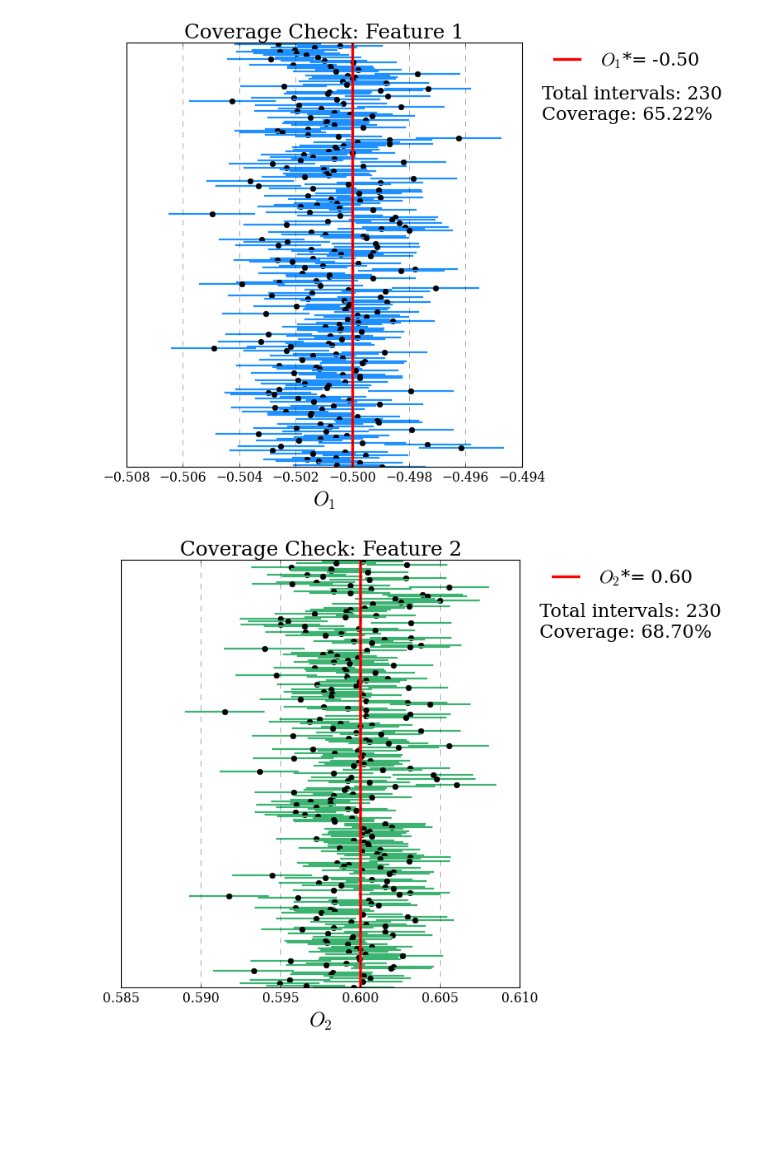
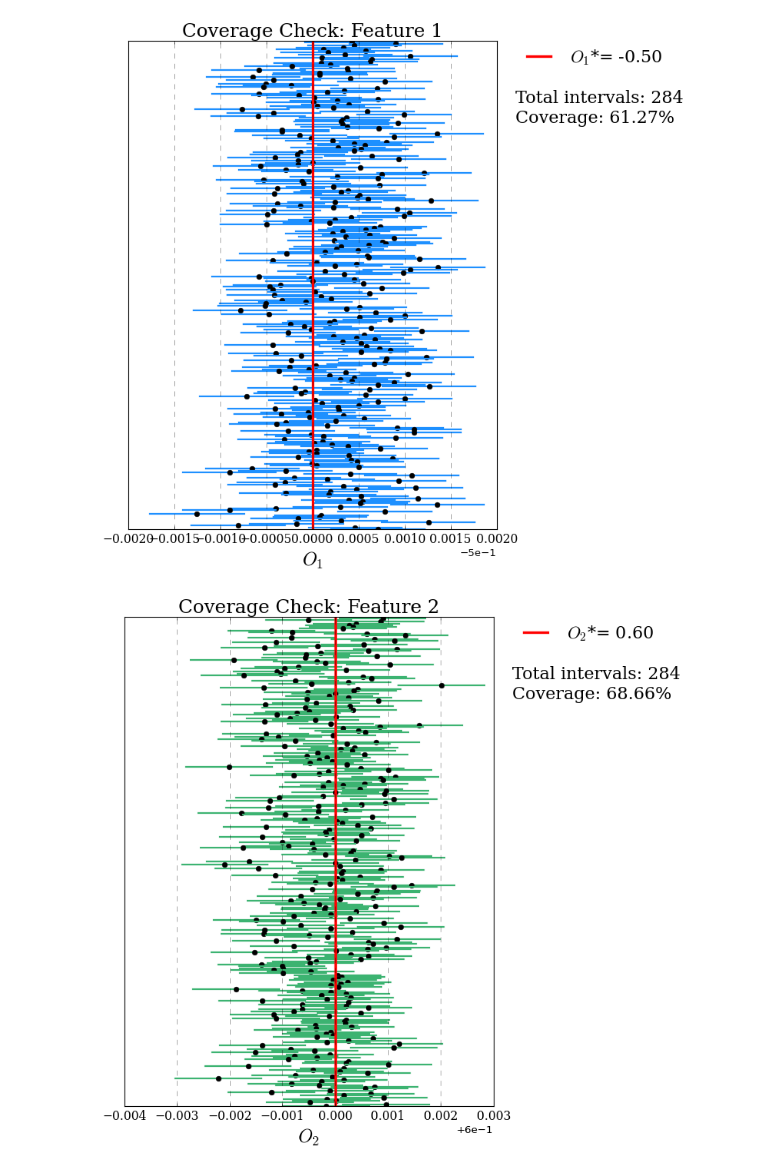
Before and after one commit to gbadarac/MonoJet_NPLM_analysis, a Jupyter notebook: Uncertainty_Modeling/wifi/Coverage_Check/coverage_plots/coverage_plot.ipynb, the cells around one changed output. Cells and saved outputs as stored; diff of their text form; code cells hidden in the pictures; blank space fills up the shorter version.

Commit message:
coverage calculation & plot

```diff
--- a/Uncertainty_Modeling/wifi/Coverage_Check/coverage_plots/coverage_plot.ipynb
+++ b/Uncertainty_Modeling/wifi/Coverage_Check/coverage_plots/coverage_plot.ipynb
@@ -86,7 +86,13 @@ def plot_confidence_intervals(O_true, means, lowers, uppers, out_dir="./", filen
     plt.show()
 # %%
 # Path to your folder
-COVERAGE_DIR = "/work/gbadarac/MonoJet_NPLM/MonoJet_NPLM_analysis/Uncertainty_Modeling/wifi/Coverage_Check/coverage_outputs/N_20000_seeds_60_bootstraps_1_4_16_128_15"
+COVERAGE_DIR = "/work/gbadarac/MonoJet_NPLM/MonoJet_NPLM_analysis/Uncertainty_Modeling/wifi/Coverage_Check/coverage_outputs/N_100000_seeds_60_4_16_256_15_N_sampled_200000_l_1e5"
+
+# Define output plot directory based on COVERAGE_DIR
+COVERAGE_PLOTS_BASEDIR = "/work/gbadarac/MonoJet_NPLM/MonoJet_NPLM_analysis/Uncertainty_Modeling/wifi/Coverage_Check/coverage_plots"
+folder_name = os.path.basename(COVERAGE_DIR)
+plot_out_dir = os.path.join(COVERAGE_PLOTS_BASEDIR, folder_name)
+os.makedirs(plot_out_dir, exist_ok=True)
 
 # Initialize lists per feature (assume 2D)
 means_0, lowers_0, uppers_0, within_0 = [], [], [], []
@@ -115,34 +121,34 @@ for fname in os.listdir(COVERAGE_DIR):
         within_1.append(within[1])
 
 # Get the true values
 with open(os.path.join(COVERAGE_DIR, os.listdir(COVERAGE_DIR)[0])) as f:
     O_true_0, O_true_1 = json.load(f)["mu_target"]
 
 # Plot for Feature 0
 plot_confidence_intervals(
     O_true=O_true_0,
     means=means_0,
     lowers=lowers_0,
     uppers=uppers_0,
     coverage=np.mean(within_0),
     xlabel=r'$O_1$',
     title="Coverage Check: Feature 1",
     color='dodgerblue',
-    filename="coverage1"
+    filename=os.path.join(plot_out_dir, "coverage1")
 )
 
 # Plot for Feature 1
 plot_confidence_intervals(
     O_true=O_true_1,
     means=means_1,
     lowers=lowers_1,
     uppers=uppers_1,
     coverage=np.mean(within_1),
     xlabel=r'$O_2$',
     title="Coverage Check: Feature 2",
     color='mediumseagreen',
-    filename="coverage2"
+    filename=os.path.join(plot_out_dir, "coverage2")
 )
 # %% [output]
-[figure, old version]
+[figure, new version]
-[figure, old version]
+[figure, new version]
```
Also changed, not shown: parts of 2 cells of this notebook, 1 other file.
